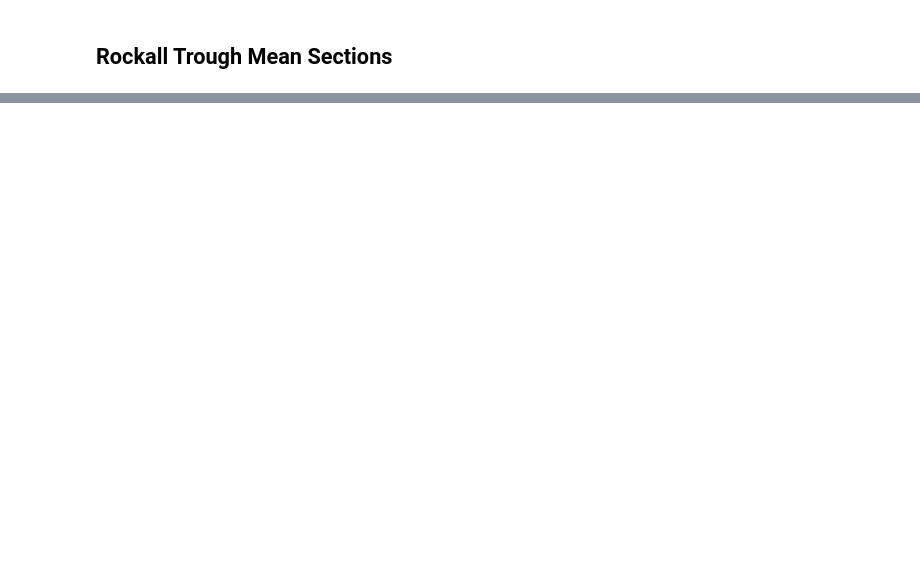
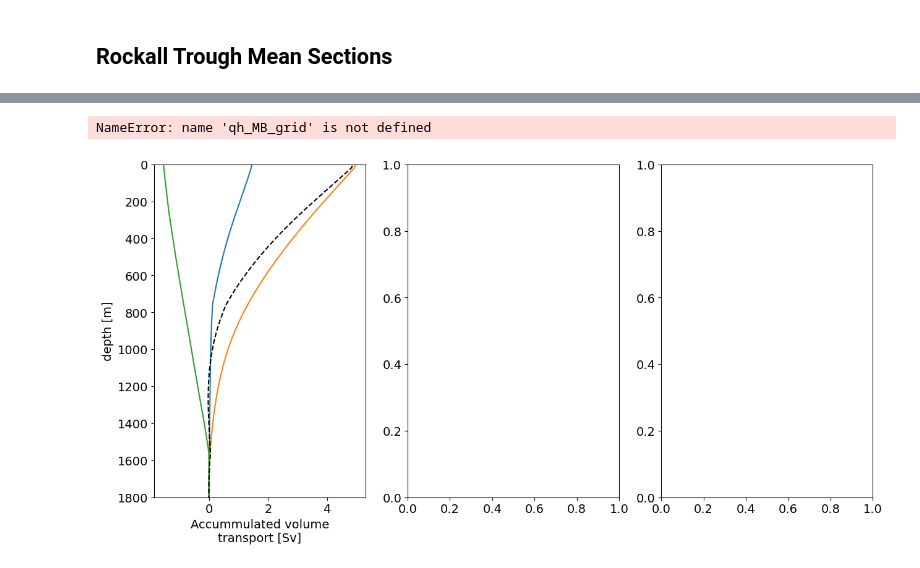
Before and after one commit to ScotMarPhys/Rockall_Trough_Transports, a Jupyter notebook: notebooks/1.0_Rockall_Trough_transports_2014_2022_v0.ipynb, the cells around one changed output, grey strips where cells are left out. Saved outputs shown, nothing was run; the diff lists cells and outputs as text; code cells hidden in the pictures; blank space fills up the shorter version.

```diff
--- a/notebooks/1.0_Rockall_Trough_transports_2014_2022_v0.ipynb
+++ b/notebooks/1.0_Rockall_Trough_transports_2014_2022_v0.ipynb
@@ -554,35 +558,40 @@ fig.savefig(fig_out_path/f'Rockall_Trough_mean_sections_{date_str_start}_{date_s
 # %%
+
+
 fig,axs = plt.subplots(1,3,figsize=[15,7])
 ax=axs[0]
-(ds_q_RTMB.q.sum('lon')/1e6).mean(['time']).reindex(depth=ds_q_RTMB.depth[::-1]).cumsum('depth').plot(y='depth',ylim=[1800,0],label='MB',ax=ax)
-(ds_q_RTEW.q.sum('lon')/1e6).mean(['time']).reindex(depth=ds_q_RTEW.depth[::-1]).cumsum('depth').plot(y='depth',label='EW',ax=ax)
-(ds_q_RTWW.q.sum('lon')/1e6).mean(['time']).reindex(depth=ds_q_RTWW.depth[::-1]).cumsum('depth').plot(y='depth',label='WW',ax=ax)
-(ds_RT_gridq.sum('lon')/1e6).mean(['time']).reindex(depth=ds_RT_griddepth[::-1]).cumsum('depth').plot(y='depth',label='Total',color='k',ls='--',ax=ax)
+(ds_q_RTMB.q.sum('lon')/1e6).mean(['TIME']).reindex(depth=ds_q_RTMB.depth[::-1]).cumsum('depth').plot(y='depth',ylim=[1800,0],label='MB',ax=ax)
+(ds_q_RTEW.q.sum('lon')/1e6).mean(['TIME']).reindex(depth=ds_q_RTEW.depth[::-1]).cumsum('depth').plot(y='depth',label='EW',ax=ax)
+(ds_q_RTWW.q.sum('lon')/1e6).mean(['TIME']).reindex(depth=ds_q_RTWW.depth[::-1]).cumsum('depth').plot(y='depth',label='WW',ax=ax)
+(ds_RT_grid.q.sum('lon')/1e6).mean(['TIME']).reindex(depth=ds_RT_grid.depth[::-1]).cumsum('depth').plot(y='depth',label='Total',color='k',ls='--',ax=ax)
 ax.set_xlabel('Accummulated volume\ntransport [Sv]')
 
 ax=axs[1]
 (qh_MB_grid.sum('lon_MB')/1e15).mean(['TIME']).reindex(depth=qh_MB_grid.depth[::-1]).cumsum('depth').plot(y='depth',ylim=[1800,0],label='MB',ax=ax)
 (qh_EW.sum('lon_EW')/1e15).mean(['TIME']).reindex(depth=qh_EW.depth[::-1]).cumsum('depth').plot(y='depth',label='EW',ax=ax)
 (qh_WW.sum('lon_WW')/1e15).mean(['TIME']).reindex(depth=qh_WW.depth[::-1]).cumsum('depth').plot(y='depth',label='WW',ax=ax)
 total = ((qh_MB_grid.sum('lon_MB')+qh_WW.sum('lon_WW')+(qh_EW.sum('lon_EW')))/1e15)
 total.mean(['TIME']).reindex(depth=total.depth[::-1]).cumsum('depth').plot(y='depth',label='Total',color='k',ls='--',ax=ax)
 ax.set_xlabel('Accummulated heat\ntransport [PW]')
 
 ax=axs[2]
 (qf_MB_grid.sum('lon_MB')/1e6).mean(['TIME']).reindex(depth=qf_MB_grid.depth[::-1]).cumsum('depth').plot(y='depth',ylim=[1800,0],label='MB',ax=ax)
 (qf_EW.sum('lon_EW')/1e6).mean(['TIME']).reindex(depth=qf_EW.depth[::-1]).cumsum('depth').plot(y='depth',label='EW',ax=ax)
 (qf_WW.sum('lon_WW')/1e6).mean(['TIME']).reindex(depth=qf_WW.depth[::-1]).cumsum('depth').plot(y='depth',label='WW',ax=ax)
 total = ((qf_MB_grid.sum('lon_MB')+qf_WW.sum('lon_WW')+(qf_EW.sum('lon_EW')))/1e6)
 total.mean(['TIME']).reindex(depth=total.depth[::-1]).cumsum('depth').plot(y='depth',label='Total',color='k',ls='--',ax=ax)
 ax.set_xlabel('Accummulated freshwater\ntransport [Sv]')
 
 
 for ax in axs:
     ax.axvline(0,ls=':',color='k',lw='1')
     ax.legend()
     ax.set_ylabel('Depth [m]')
     ax.grid()
     ax.set_title('')
 plt.tight_layout()
 
 fig.savefig(fig_out_path/f'Rockall_Trough_depth_accumulated_mean_transports_{date_str_start}_{date_str_end}_{fn_out_version}.png',dpi=300,bbox_inches='tight')
+# %% [output]
+NameError: name 'qh_MB_grid' is not defined
+[figure, added]
```
Also changed, not shown: parts of 2 cells of this notebook, 2 other files.
